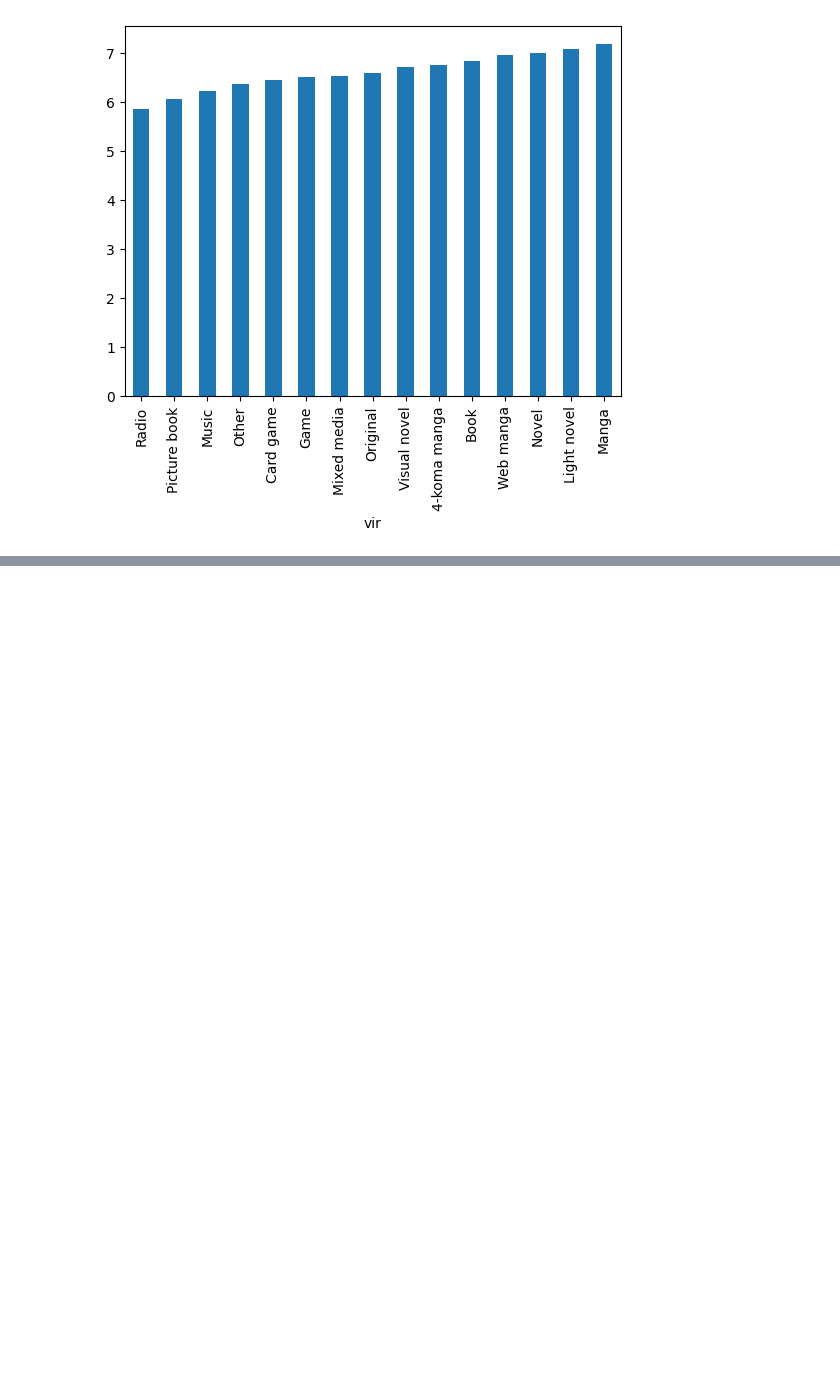
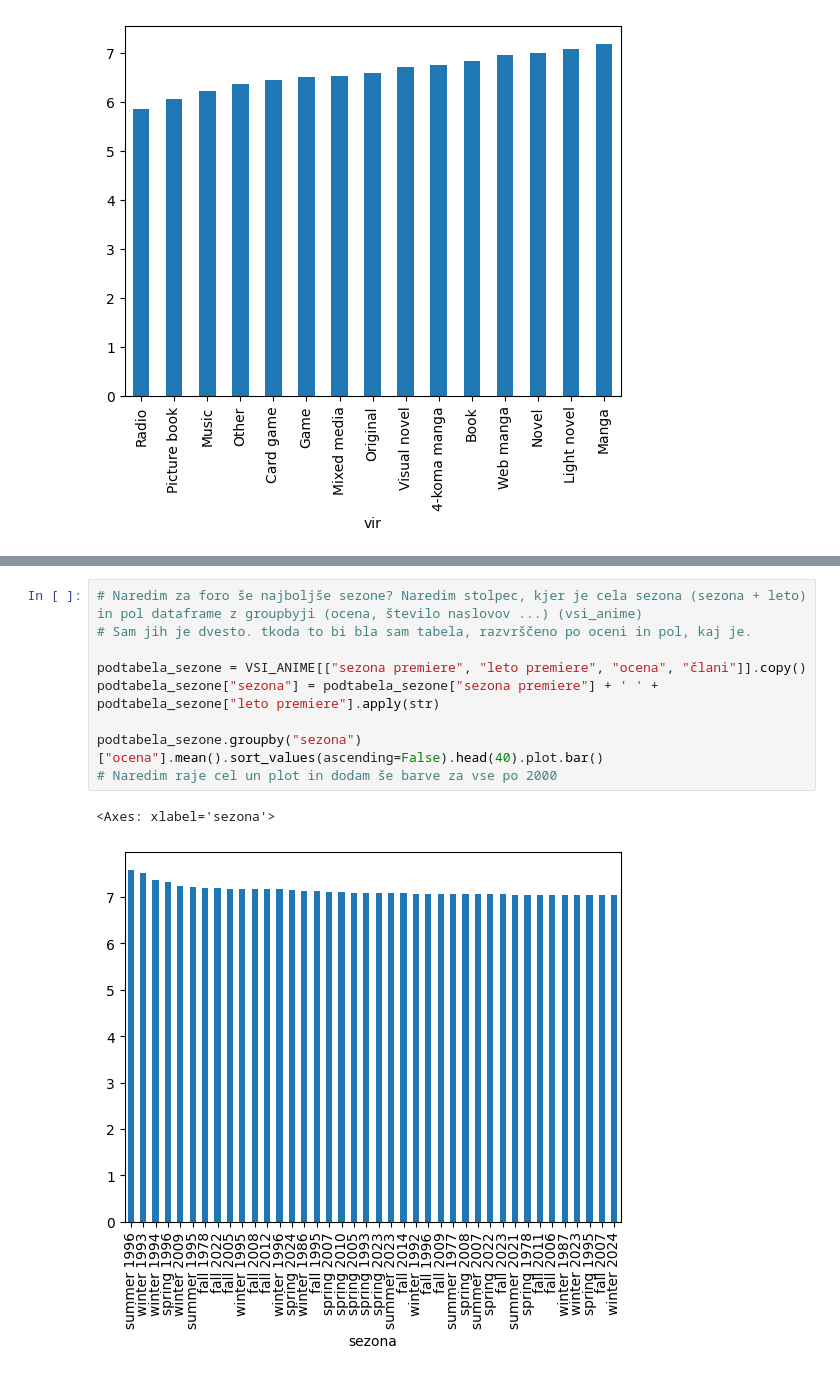
Before and after one commit to lrozman/Projektna-naloga-UVP---Rozman-Lara, a Jupyter notebook: analiza.ipynb, the cells around one changed output, grey strips where cells are left out. Saved outputs shown, nothing was run; the diff lists cells and outputs as text; blank space fills up the shorter version.

Commit message:
Nadaljevanje osnutka splošne analize samo vsi_anime.csv tabele.

```diff
--- a/analiza.ipynb
+++ b/analiza.ipynb
@@ -232,3 +376,15 @@ najboljsi.head(10)
 | 15417 | Gintama&#039;: Enchousen | 13 | fall | 2012 | Manga | 24 | 9.02 | ... |
 | 41467 | Bleach: Sennen Kessen-hen | 13 | fall | 2022 | Manga | 24 | 9.01 | ... |
 | 43608 | Kaguya-sama wa Kokurasetai: Ultra... | 13 | spring | 2022 | Manga | 23 | 9.00 | ... |
+# %%
+# Naredim za foro še najboljše sezone? Naredim stolpec, kjer je cela sezona (sezona + leto) in pol dataframe z groupbyji (ocena, število naslovov ...) (vsi_anime)
+# Sam jih je dvesto. tkoda to bi bla sam tabela, razvrščeno po oceni in pol, kaj je.
+
+podtabela_sezone = VSI_ANIME[["sezona premiere", "leto premiere", "ocena", "člani"]].copy()
+podtabela_sezone["sezona"] = podtabela_sezone["sezona premiere"] + ' ' + podtabela_sezone["leto premiere"].apply(str)
+
+podtabela_sezone.groupby("sezona")["ocena"].mean().sort_values(ascending=False).head(40).plot.bar()
+# Naredim raje cel un plot in dodam še barve za vse po 2000
+# %% [output]
+<Axes: xlabel='sezona'>
+[figure, added]
```
Also changed, not shown: parts of 6 cells of this notebook.
